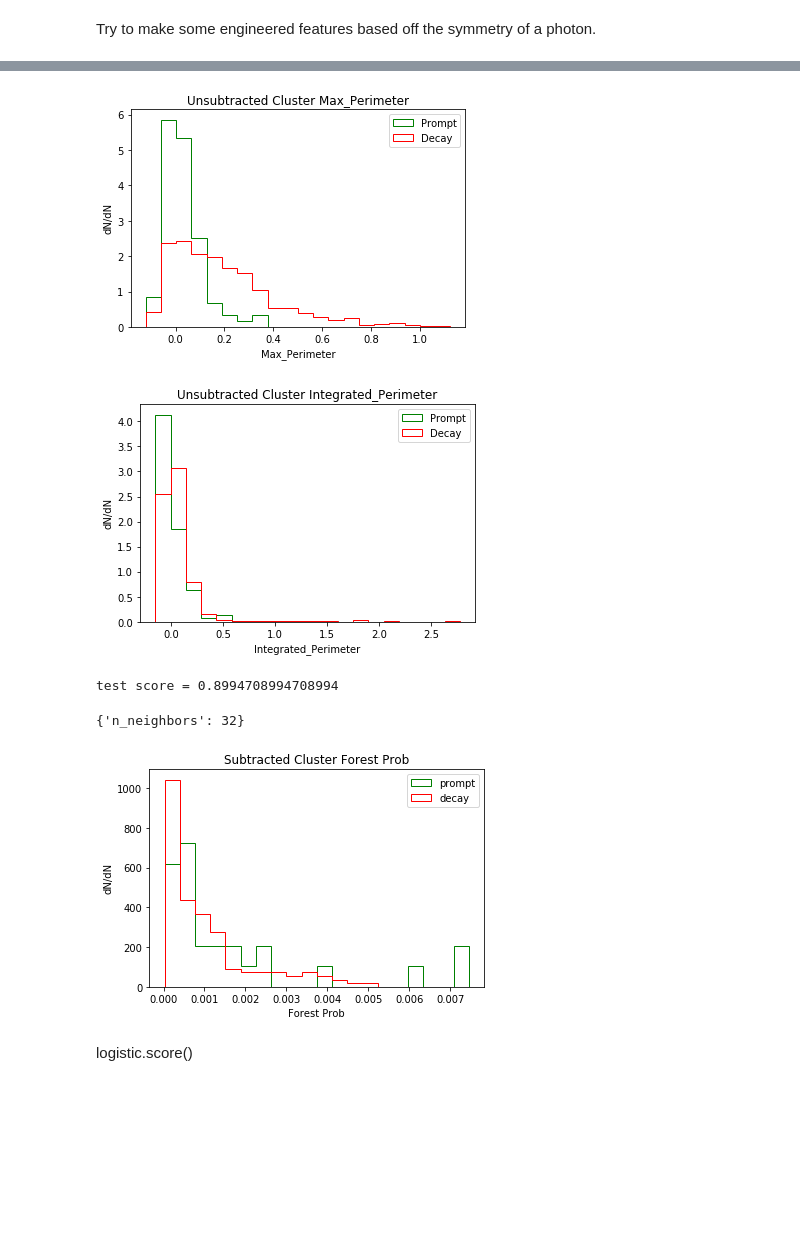
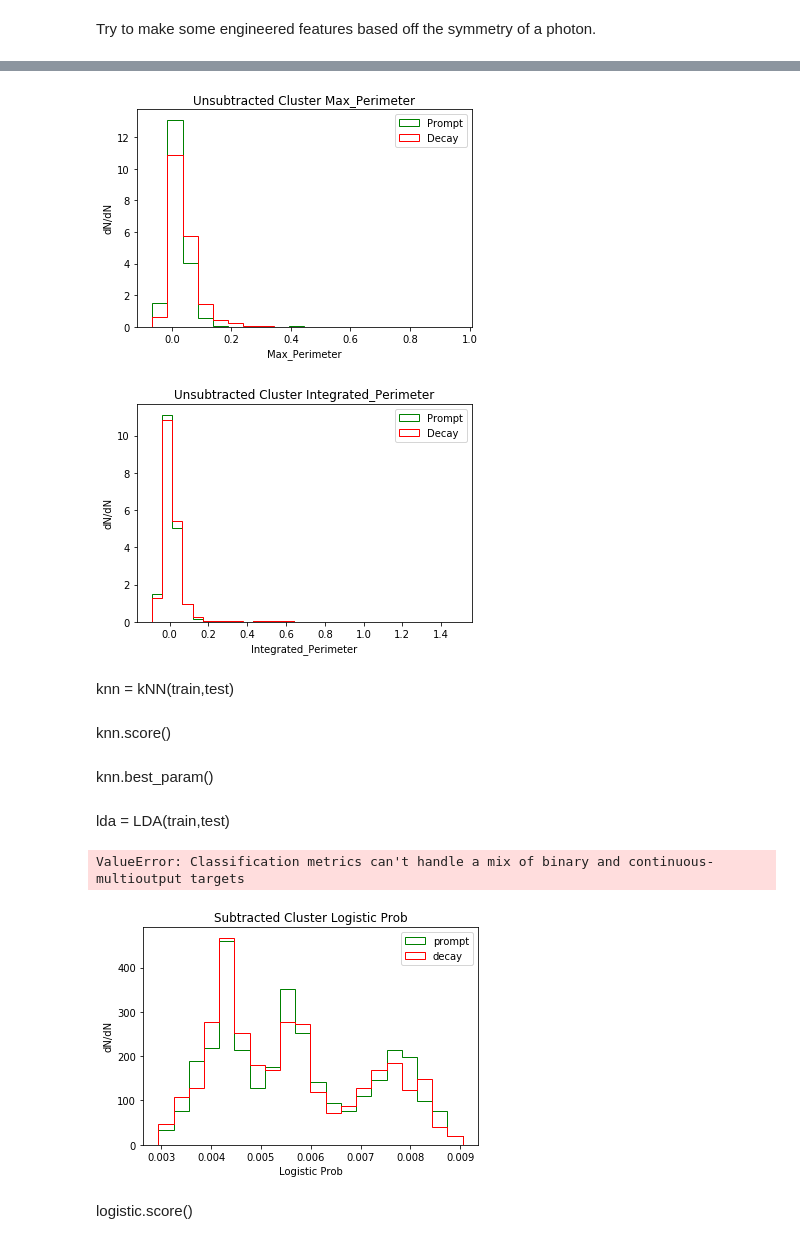
Before and after one commit to FrancescoVassalli/HIPhotonCluster, a Jupyter notebook: algoTesting/PiTest.ipynb, the cells around one changed output, grey strips where cells are left out. Cells and saved outputs as stored; diff of their text form; code cells hidden in the pictures; blank space fills up the shorter version.

```diff
--- a/algoTesting/PiTest.ipynb
+++ b/algoTesting/PiTest.ipynb
@@ -21,5 +25,4 @@ from sklearn.tree import export_graphviz
 # %%
-#in future version add roc inside here
 class Algo:
 	def __init__(self,trainData,testData):
 		self.classifier  = ClassifierMixin()
@@ -32,14 +35,14 @@ class Algo:
 	def getName(self,data):
 		pass
 	def score(self):
-		print("test score = "+str(self.classifier.score(self.test.drop(['isPhoton'],axis=1),self.test['isPhoton'])))
+		print(self.getName()+": "+str(f1_score(self.test['isPhoton'],self.estimate(self.test.drop(['isPhoton'],axis=1)),average='binary',sample_weight=compute_sample_weight({0:.995,1:.005},self.test['isPhoton']))))
 	def best_param(self):
 		print(self.classifier.best_params_)
 	def estimate(self,cluster):
 		return self.classifier.predict_proba(cluster)
 	def make_roc(self):
 		#print(self.estimate(self.test.drop(['isPhoton'],axis=1))[:,1])
-		return roc_curve(self.test['isPhoton'],self.estimate(self.test.drop(['isPhoton'],axis=1))[:,1])
+		return roc_curve(self.test['isPhoton'],self.estimate(self.test.drop(['isPhoton'],axis=1))[:,1],sample_weight=compute_sample_weight({0:.995,1:.005},self.test['isPhoton']))
 # %%
 class Sasha(Algo):
     def __intit__(self,trainData,testData):
@@ -119,6 +115,0 @@ class MLP(Algo):
-# %%
-def pid2Type(val):
-    if abs(val) in [311,313,421,423,511,513,111,113,130,221,331]:
-        return 0
-    else:
-        return 1
@@ -175,7 +166,8 @@ def csvToInput(signal,back):
     df = df.dropna()
     df['pid'] = df['pid'].apply(pid2Type)
     df = df.rename(columns = {'pid':'isPhoton'})
-    df = df[df['total_energy']<8]
+    df = df[df['total_energy']>11]
+    df = df[df['total_energy']<22]
     #groups = df.groupby(['pid'])
     #photons = groups.get_group(22)
     #photons['total_energy'].hist()
@@ -267,7 +257,8 @@ def asymmetry(df):
         series3 = series3 + df[title]
         title = name+str(c)
         series4 = series4 + df[title]
-    df['asymmetry'] = abs(series1-series2) + abs(series3-series4)
+    df['top_asymmetry'] = abs(series1-series2)
+    df['left_asymmetry']= abs(series3-series4)
     return df
 # %%
 def preprocess(train):
@@ -327,14 +322,15 @@ plt.title("Unsubtracted Cluster Max_Perimeter")
 plt.legend()
 plt.show()
 # %% [output]
-[figure, old version]
+[figure, new version]
 # %%
+#more bins
 groups = train.groupby(['isPhoton'])
-plt.hist([groups.get_group(0)['integrated_perimeter'].values,groups.get_group(1)['integrated_perimeter'].values], bins=20,density=True,histtype='step',label=["Decay","Prompt"])
+plt.hist([groups.get_group(0)['integrated_perimeter'].values,groups.get_group(1)['integrated_perimeter'].values], bins=30,density=True,histtype='step',label=["Decay","Prompt"])
 plt.xlabel("Integrated_Perimeter")
 plt.ylabel("dN/dN")
 plt.title("Unsubtracted Cluster Integrated_Perimeter")
 plt.legend()
 plt.show()
 # %% [output]
-[figure, old version]
+[figure, new version]
@@ -343,8 +336,0 @@ knn = kNN(train,test)
-# %%
-knn.score()
-# %% [output]
-test score = 0.8994708994708994
-# %%
-knn.best_param()
-# %% [output]
-{'n_neighbors': 32}
@@ -353,15 +337,27 @@ lda  = LDA(train,test)
+# %% [markdown]
+knn = kNN(train,test)
+# %% [markdown]
+knn.score()
+# %% [markdown]
+knn.best_param()
+# %% [markdown]
+lda  = LDA(train,test)
 # %%
 logistic  = Logistic(train,test)
+# %%
+logistic.score()
+# %% [output]
+ValueError: Classification metrics can't handle a mix of binary and continuous-multioutput targets
 # %%
 groups = test.groupby(['isPhoton'])
 plt.hist([logistic.estimate(groups.get_group(0).drop(['isPhoton'],axis=1))[:,1]  , logistic.estimate(groups.get_group(1).drop(['isPhoton'],axis=1))[:,1]], bins=20,density=True,histtype='step',label=["decay","prompt"])
-plt.xlabel("Forest Prob")
+plt.xlabel("Logistic Prob")
 plt.ylabel("dN/dN")
-plt.title("Subtracted Cluster Forest Prob")
+plt.title("Subtracted Cluster Logistic Prob")
 plt.legend()
 plt.show()
 # %% [output]
-[figure, old version]
+[figure, new version]
 # %% [markdown]
 logistic.score()
 # %% [markdown]
```
Also changed, not shown: parts of 37 cells of this notebook.
